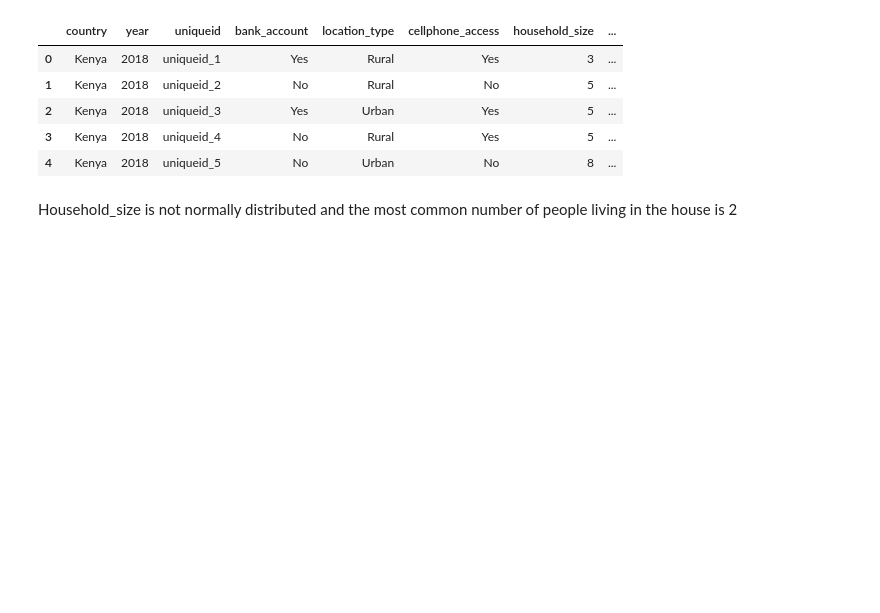
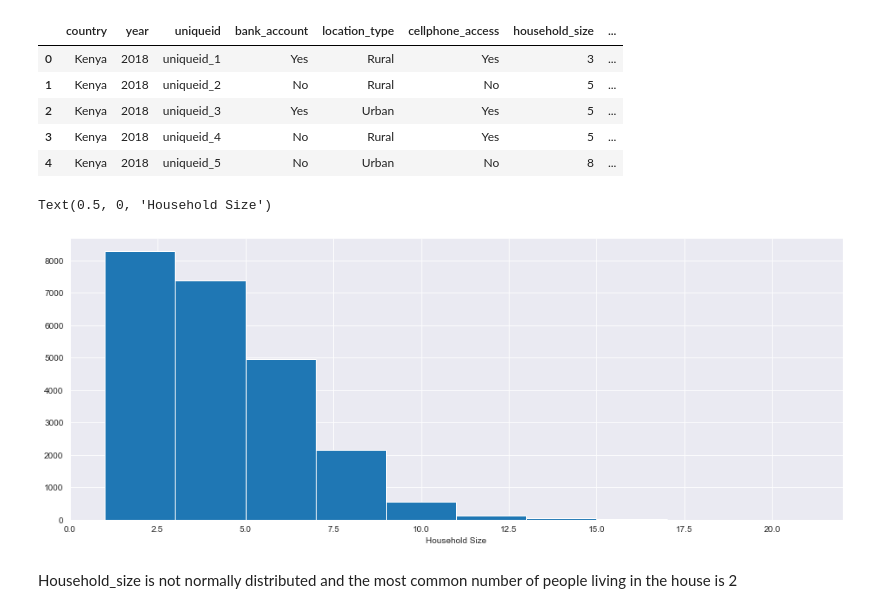
Before and after one commit to Eben-Success/ML_Financial_Inclusion_In_Africa, a Jupyter notebook: StarterNotebook.ipynb, the cells around one changed output. Cells and saved outputs as stored; diff of their text form; code cells hidden in the pictures; blank space fills up the shorter version.

```diff
--- a/StarterNotebook.ipynb
+++ b/StarterNotebook.ipynb
@@ -284,6 +284,15 @@ train.head()
 | 2 | Kenya | 2018 | uniqueid_3 | Yes | Urban | Yes | 5 | ... |
 | 3 | Kenya | 2018 | uniqueid_4 | No | Rural | Yes | 5 | ... |
 | 4 | Kenya | 2018 | uniqueid_5 | No | Urban | No | 8 | ... |
+# %%
+# Explore house hold size distribution
+
+plt.figure(figsize=(16,6))
+train.household_size.hist()
+plt.xlabel("Household Size")
+# %% [output]
+Text(0.5, 0, 'Household Size')
+[figure, added]
 # %% [markdown]
 Household_size is not normally distributed and the most common number of people living in the house is 2
 # %%
```
